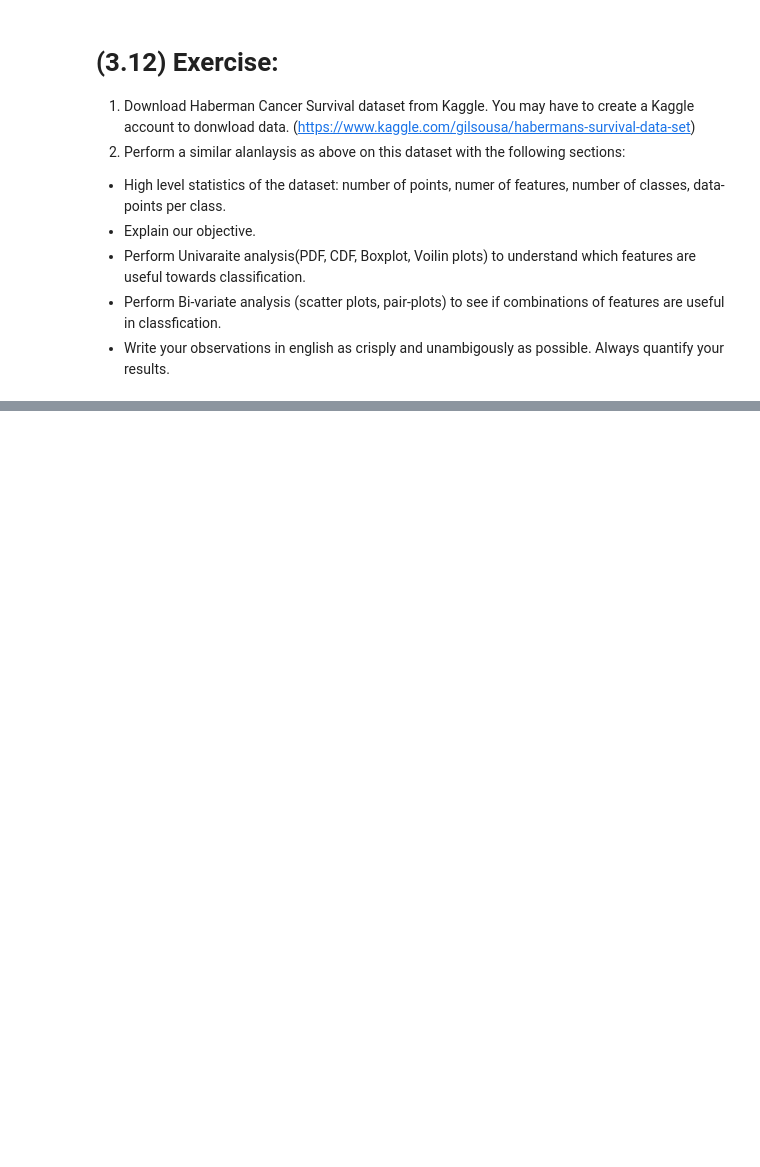
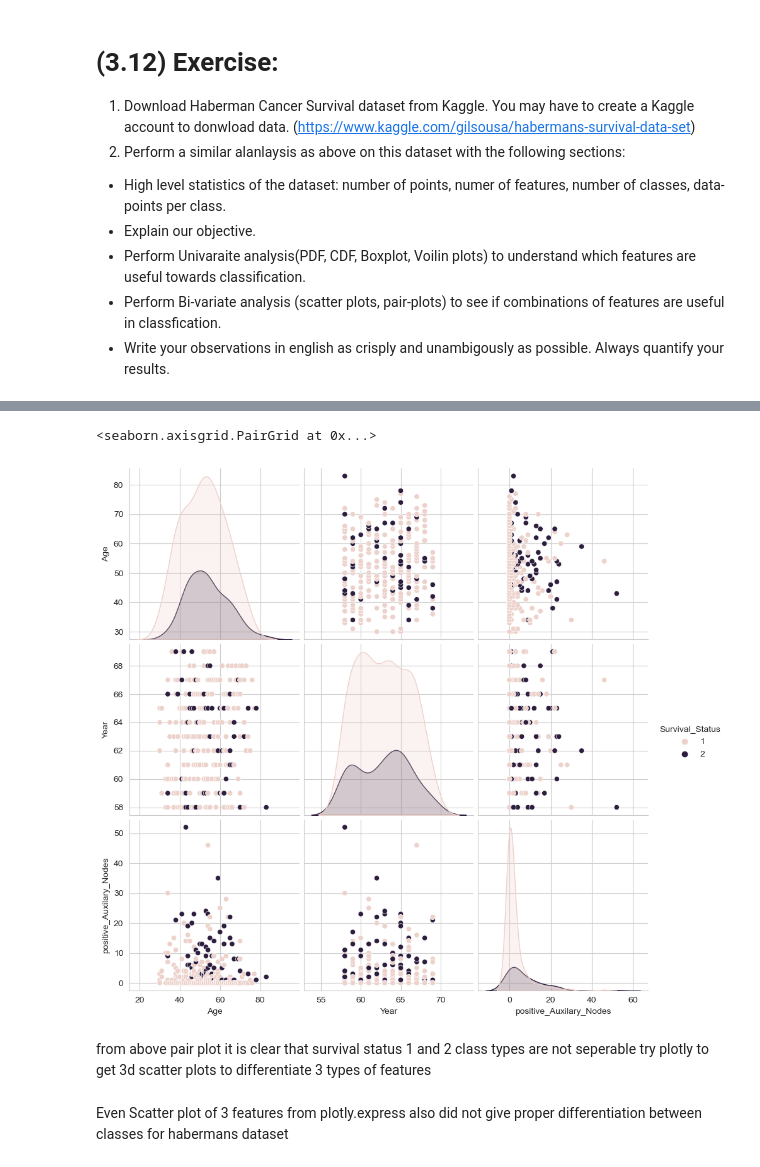
Before and after one commit to aishwarya30998/MachineLearning, a Jupyter notebook: exploratoryDataAnalysisEDA/9.1 Exploratory Data Analysis.ipynb, the cells around one changed output, grey strips where cells are left out. Saved outputs shown, nothing was run; the diff lists cells and outputs as text; code cells hidden in the pictures; blank space fills up the shorter version.

```diff
--- a/exploratoryDataAnalysisEDA/9.1 Exploratory Data Analysis.ipynb
+++ b/exploratoryDataAnalysisEDA/9.1 Exploratory Data Analysis.ipynb
@@ -447,0 +469,10 @@ stats.kstest(x,'norm')
+# %%
+# plotting pairplot based on target column to recognize doifferent features in colors
+#these are 1d features grouped into 2d in graph
+sns.pairplot(haberman, hue='Survival_Status', size=3)
+# %% [output]
+<seaborn.axisgrid.PairGrid at 0x...>
+[figure, added]
+# %% [markdown]
+from above pair plot it is clear that survival status 1 and 2  class types are not seperable
+try plotly to get 3d scatter plots to differentiate 3 types of features
@@ -447,0 +490,2 @@ stats.kstest(x,'norm')
+# %% [markdown]
+Even Scatter plot of 3 features from plotly.express also did not give proper differentiation between classes for habermans dataset
```
Also changed, not shown: parts of 34 cells of this notebook.
